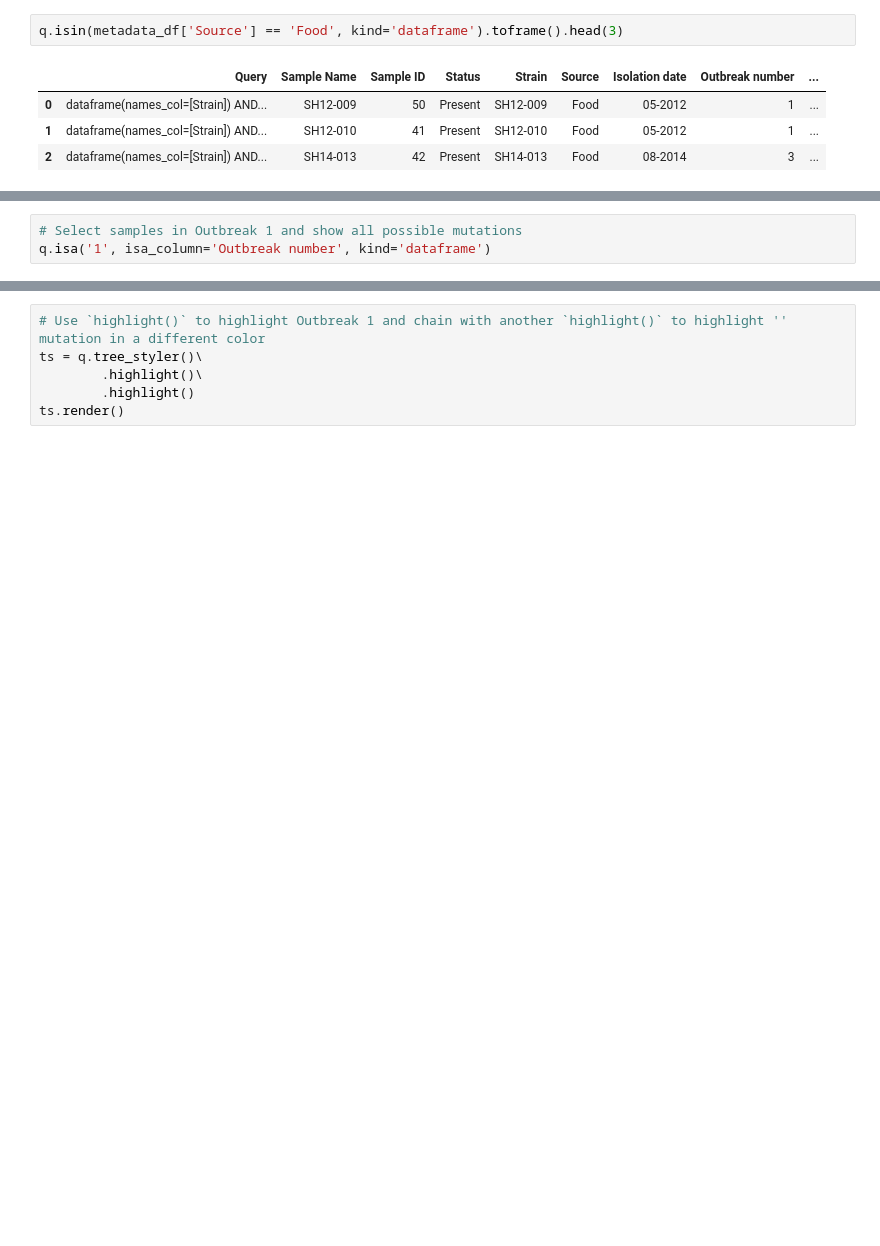
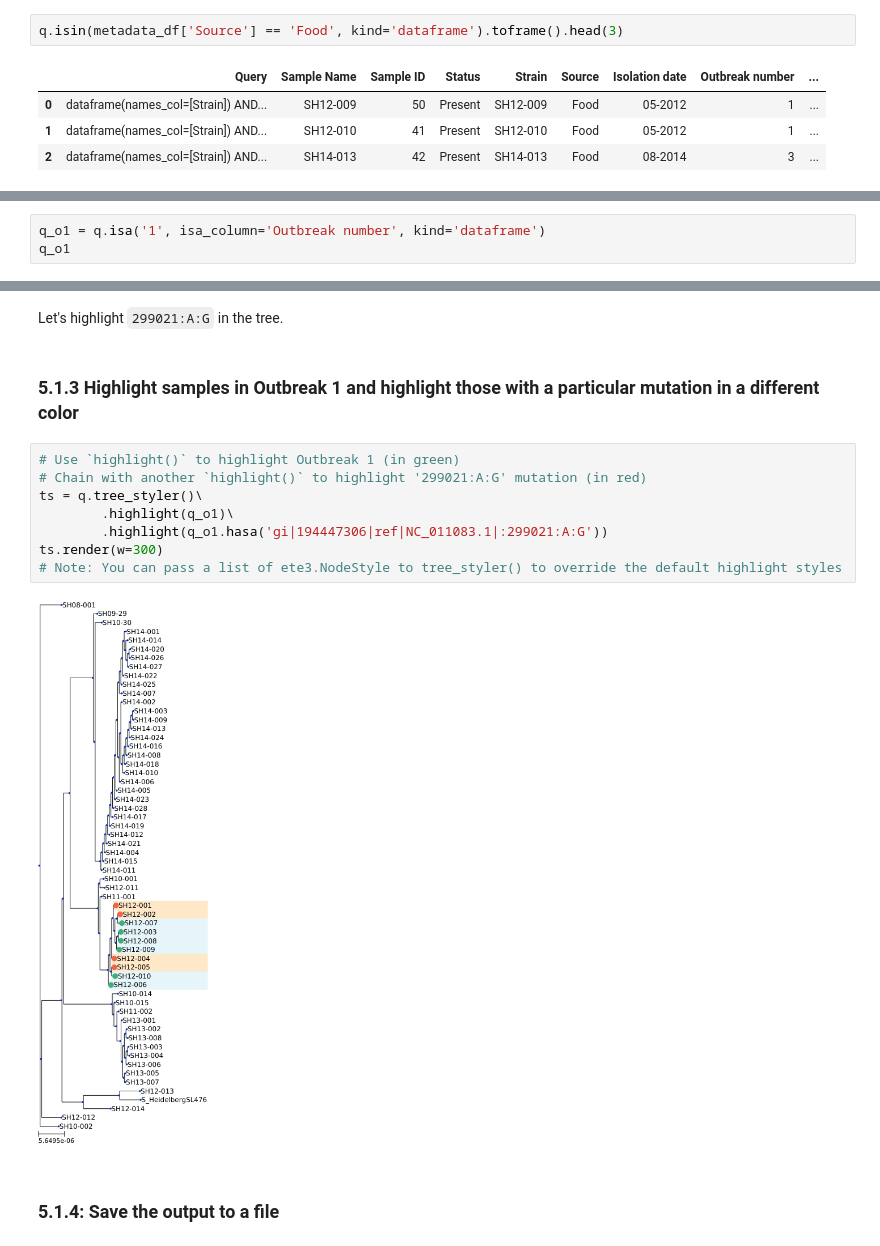
Before and after one commit to apetkau/genomics-data-index, a Jupyter notebook: docs/tutorial/tutorial-1-salmonella.ipynb, the cells around one changed output, grey strips where cells are left out. Saved outputs shown, nothing was run; the diff lists cells and outputs as text; blank space fills up the shorter version.

```diff
--- a/docs/tutorial/tutorial-1-salmonella.ipynb
+++ b/docs/tutorial/tutorial-1-salmonella.ipynb
@@ -355,4 +373,4 @@ q
 # %%
-# Select samples in Outbreak 1 and show all possible mutations
-q.isa('1', isa_column='Outbreak number', kind='dataframe')
+q_o1 = q.isa('1', isa_column='Outbreak number', kind='dataframe')
+q_o1
 # %% [output]
@@ -360,8 +406,18 @@ Exception: Invalid kind=dataframe. Must be one of ['names']
+# %% [markdown]
+Let's highlight `299021:A:G` in the tree.
+# %% [markdown]
+### 5.1.3 Highlight samples in **Outbreak 1** and highlight those with a particular mutation in a different color
 # %%
-# Use `highlight()` to highlight Outbreak 1 and chain with another `highlight()` to highlight '' mutation in a different color
+# Use `highlight()` to highlight Outbreak 1 (in green)
+# Chain with another `highlight()` to highlight '299021:A:G' mutation (in red)
 ts = q.tree_styler()\
-        .highlight()\
-        .highlight()
-ts.render()
+        .highlight(q_o1)\
+        .highlight(q_o1.hasa('gi|194447306|ref|NC_011083.1|:299021:A:G'))
+ts.render(w=300)
+# Note: You can pass a list of ete3.NodeStyle to tree_styler() to override the default highlight styles
+# %% [output]
+[figure, added]
+# %% [markdown]
+### 5.1.4: Save the output to a file
 # %%
 # Save this to a PDF file
```
Also changed, not shown: parts of 39 cells of this notebook, 2 other files.
